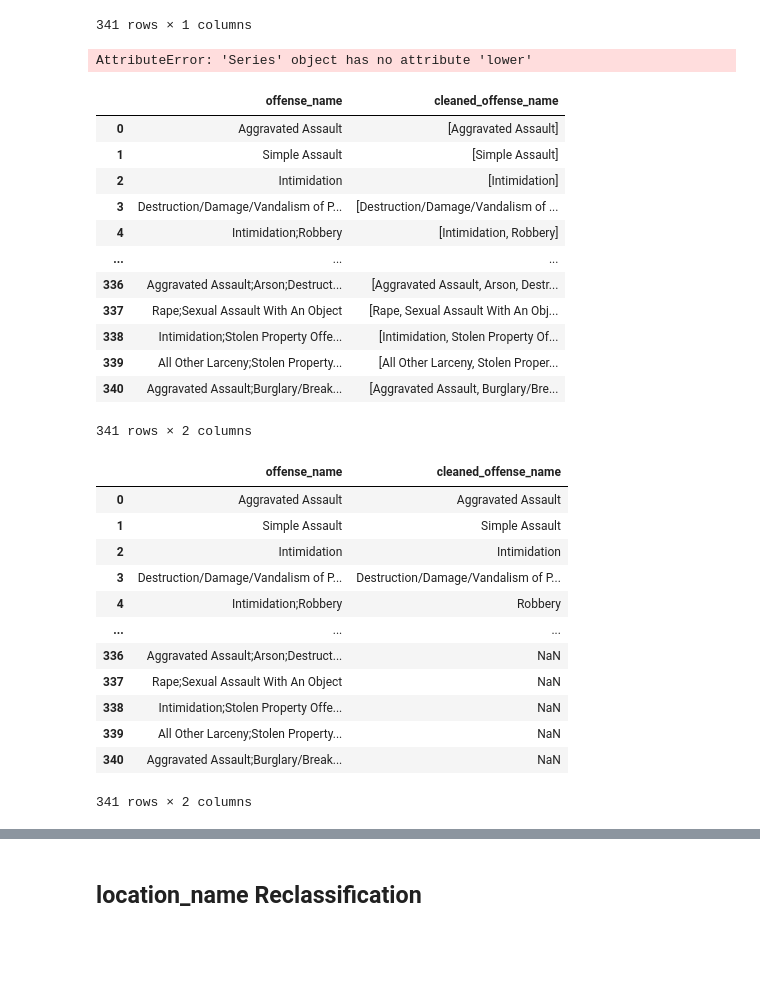
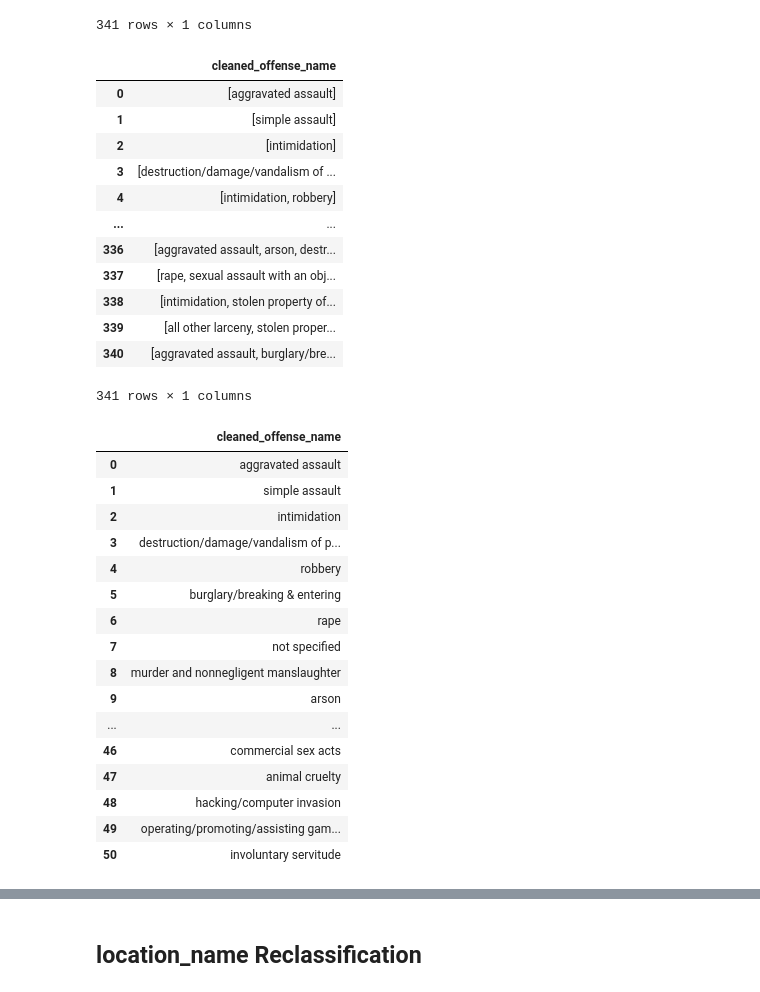
Before and after one commit to UWI-Zess/COMP6940-Project, a Jupyter notebook: main.ipynb, the cells around one changed output, grey strips where cells are left out. Cells and saved outputs as stored; diff of their text form; code cells hidden in the pictures; blank space fills up the shorter version.

```diff
--- a/main.ipynb
+++ b/main.ipynb
@@ -765,48 +765,50 @@ offense_name
 # %%
 # Function that converts a column of categories to a list of categories
 def convert_categories(column):
-    new_column = column.lower()
-    new_column = column.str.replace(';', ',').replace("&", "").str.split(',')
+    new_column = column.str.replace(';', ',').str.lower().str.split(',')
     return new_column
 
 # Convert the 'offense_name' column into a list of categories and store it in a new column in X
-offense_name['cleaned_offense_name'] = convert_categories(offense_name['offense_name'])
+cleaned_offense_name = pd.DataFrame(convert_categories(offense_name['offense_name']))
-# %% [output]
-AttributeError: 'Series' object has no attribute 'lower'
 # %%
-offense_name
+cleaned_offense_name.rename(columns={"offense_name":"cleaned_offense_name"}, inplace=True)
+cleaned_offense_name
 # %% [output]
-|  | offense_name | cleaned_offense_name |
-| 0 | Aggravated Assault | [Aggravated Assault] |
-| 1 | Simple Assault | [Simple Assault] |
-| 2 | Intimidation | [Intimidation] |
-| 3 | Destruction/Damage/Vandalism of P... | [Destruction/Damage/Vandalism of ... |
-| 4 | Intimidation;Robbery | [Intimidation, Robbery] |
-| ... | ... | ... |
-| 336 | Aggravated Assault;Arson;Destruct... | [Aggravated Assault, Arson, Destr... |
-| 337 | Rape;Sexual Assault With An Object | [Rape, Sexual Assault With An Obj... |
-| 338 | Intimidation;Stolen Property Offe... | [Intimidation, Stolen Property Of... |
-| 339 | All Other Larceny;Stolen Property... | [All Other Larceny, Stolen Proper... |
-| 340 | Aggravated Assault;Burglary/Break... | [Aggravated Assault, Burglary/Bre... |
+|  | cleaned_offense_name |
+| 0 | [aggravated assault] |
+| 1 | [simple assault] |
+| 2 | [intimidation] |
+| 3 | [destruction/damage/vandalism of ... |
+| 4 | [intimidation, robbery] |
+| ... | ... |
+| 336 | [aggravated assault, arson, destr... |
+| 337 | [rape, sexual assault with an obj... |
+| 338 | [intimidation, stolen property of... |
+| 339 | [all other larceny, stolen proper... |
+| 340 | [aggravated assault, burglary/bre... |
-341 rows × 2 columns
+341 rows × 1 columns
 # %%
 # output the unique values in the 'offense_name' column
-offense_name['cleaned_offense_name'] = pd.DataFrame(offense_name['cleaned_offense_name'].explode().unique(), columns=['cleaned_offense_name'])
+cleaned_offense_name = pd.DataFrame(cleaned_offense_name["cleaned_offense_name"].explode().unique(), columns=["cleaned_offense_name"])
 # %%
-offense_name
+cleaned_offense_name
 # %% [output]
-|  | offense_name | cleaned_offense_name |
-| 0 | Aggravated Assault | Aggravated Assault |
-| 1 | Simple Assault | Simple Assault |
-| 2 | Intimidation | Intimidation |
-| 3 | Destruction/Damage/Vandalism of P... | Destruction/Damage/Vandalism of P... |
-| 4 | Intimidation;Robbery | Robbery |
-| ... | ... | ... |
-| 336 | Aggravated Assault;Arson;Destruct... | NaN |
-| 337 | Rape;Sexual Assault With An Object | NaN |
-| 338 | Intimidation;Stolen Property Offe... | NaN |
-| 339 | All Other Larceny;Stolen Property... | NaN |
-| 340 | Aggravated Assault;Burglary/Break... | NaN |
+|  | cleaned_offense_name |
+| 0 | aggravated assault |
+| 1 | simple assault |
+| 2 | intimidation |
+| 3 | destruction/damage/vandalism of p... |
+| 4 | robbery |
+| 5 | burglary/breaking & entering |
+| 6 | rape |
+| 7 | not specified |
+| 8 | murder and nonnegligent manslaughter |
+| 9 | arson |
+| ... | ... |
+| 46 | commercial sex acts |
+| 47 | animal cruelty |
+| 48 | hacking/computer invasion |
+| 49 | operating/promoting/assisting gam... |
+| 50 | involuntary servitude |
-341 rows × 2 columns
 # %%
 # Unique Offenses
```
Also changed, not shown: parts of 8 cells of this notebook.
